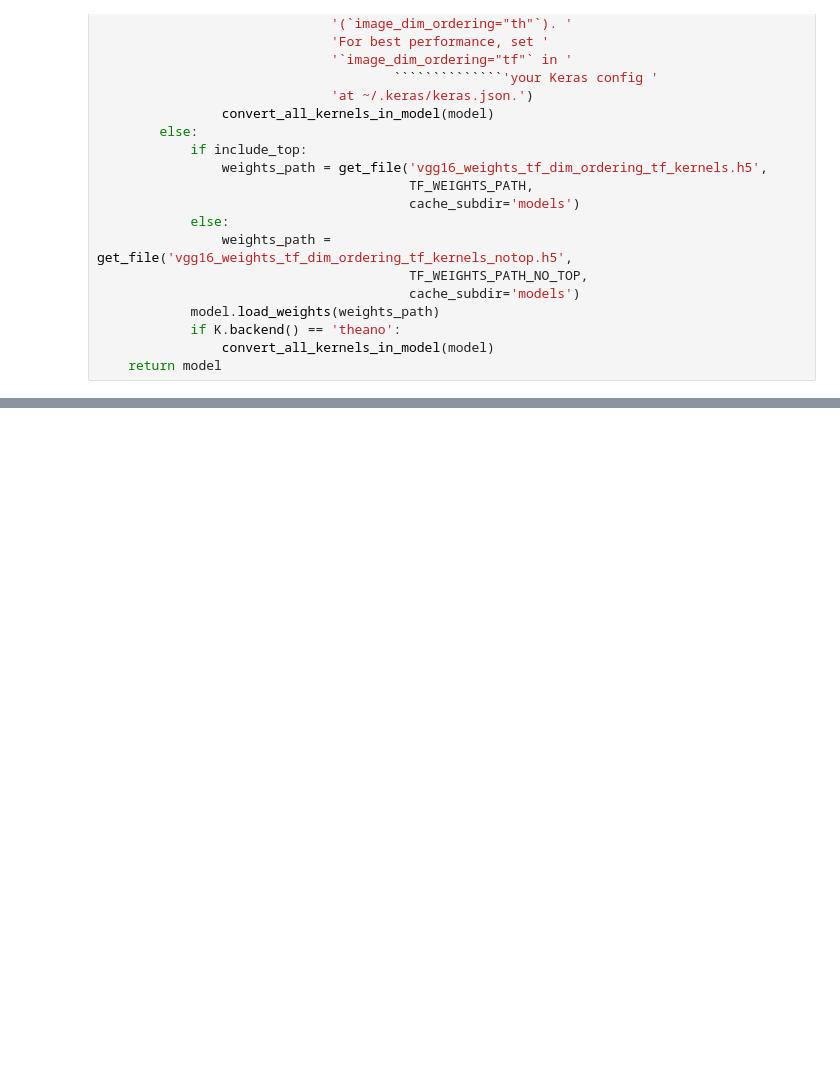
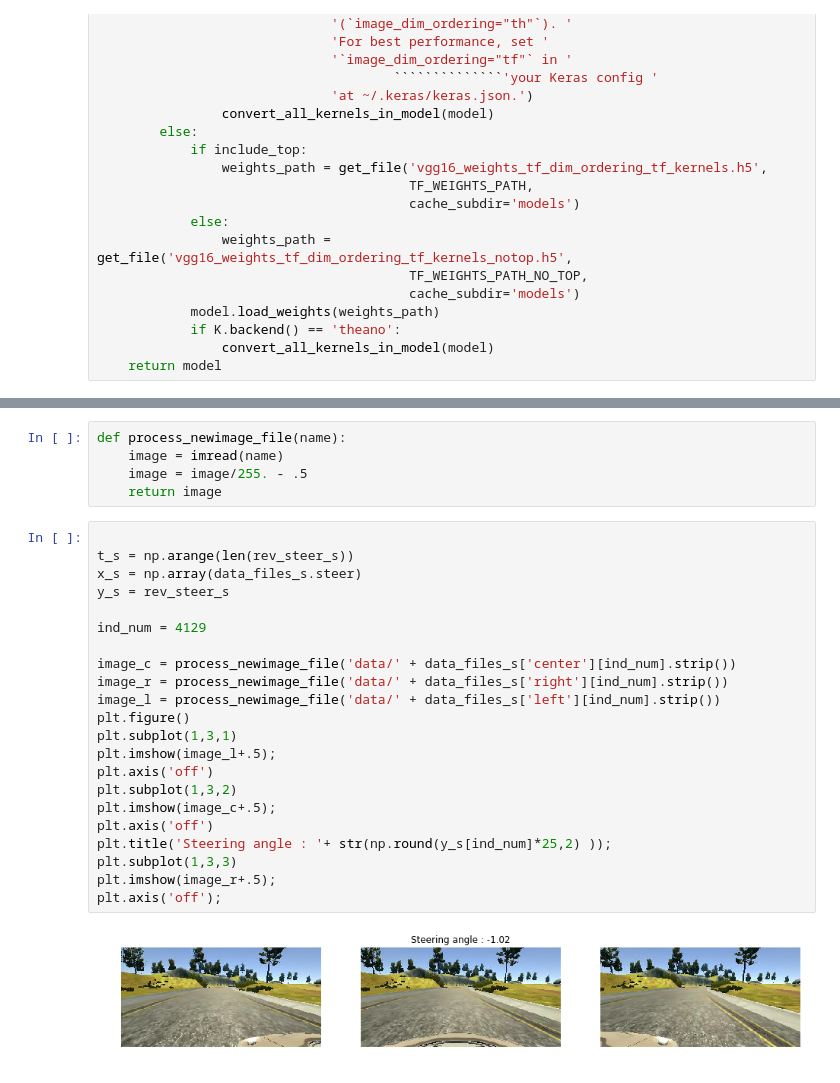
Before and after one commit to ab2005/carnd-behavioral-cloning, a Jupyter notebook: project.ipynb, the cells around one changed output, grey strips where cells are left out. Drawn from its saved outputs; the diff is of its cells as text; blank space fills up the shorter version.

```diff
--- a/project.ipynb
+++ b/project.ipynb
@@ -902,0 +984,29 @@ def VGG16(include_top=True, weights='imagenet',
+# %%
+def process_newimage_file(name):
+    image = imread(name)
+    image = image/255. - .5
+    return image
+# %%
+
+t_s = np.arange(len(rev_steer_s))
+x_s = np.array(data_files_s.steer)
+y_s = rev_steer_s
+
+ind_num = 4129
+
+image_c = process_newimage_file('data/' + data_files_s['center'][ind_num].strip())
+image_r = process_newimage_file('data/' + data_files_s['right'][ind_num].strip())
+image_l = process_newimage_file('data/' + data_files_s['left'][ind_num].strip())
+plt.figure()
+plt.subplot(1,3,1)
+plt.imshow(image_l+.5);
+plt.axis('off')
+plt.subplot(1,3,2)
+plt.imshow(image_c+.5);
+plt.axis('off')
+plt.title('Steering angle : '+ str(np.round(y_s[ind_num]*25,2) ));
+plt.subplot(1,3,3)
+plt.imshow(image_r+.5);
+plt.axis('off');
+# %% [output]
+[figure, added]
```
Also changed, not shown: parts of 14 cells of this notebook, 1 other file.
